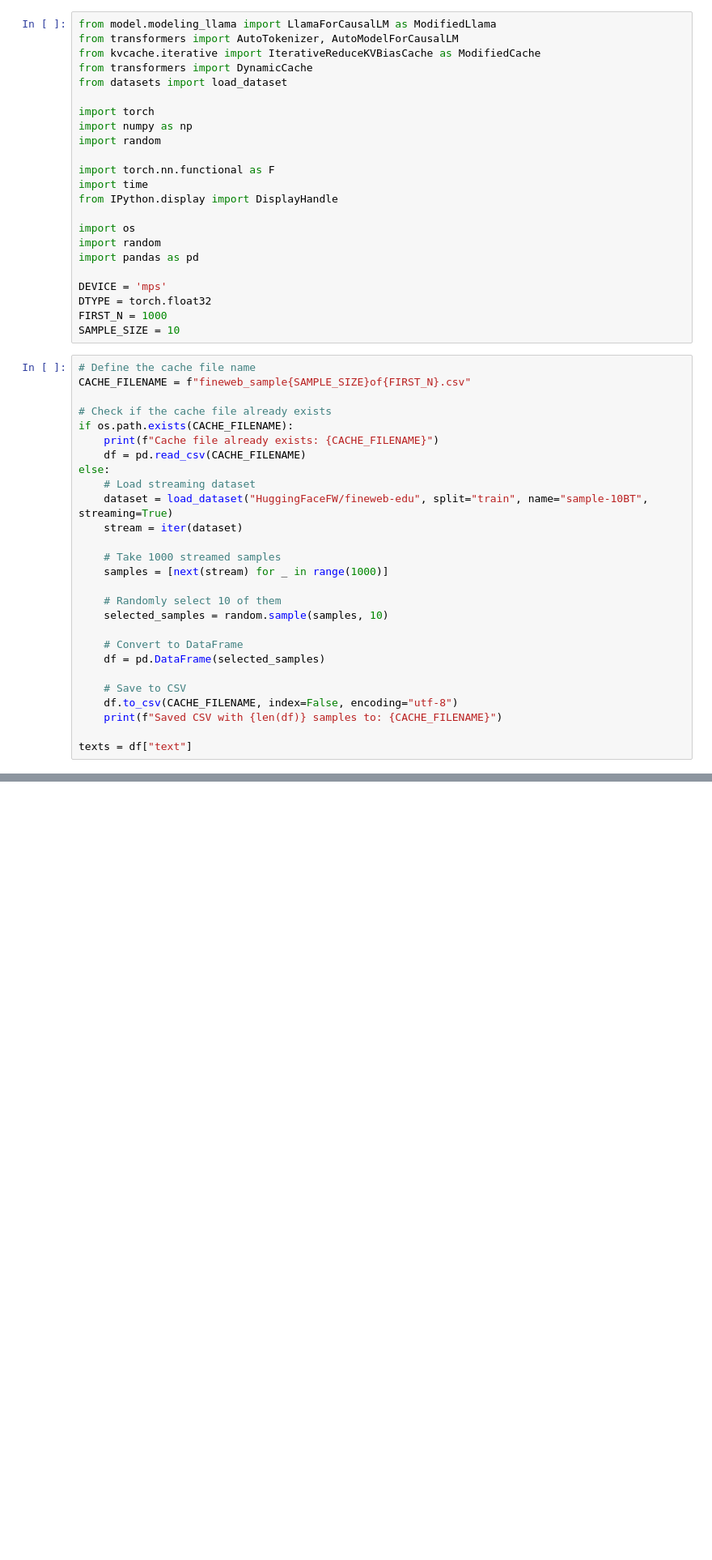
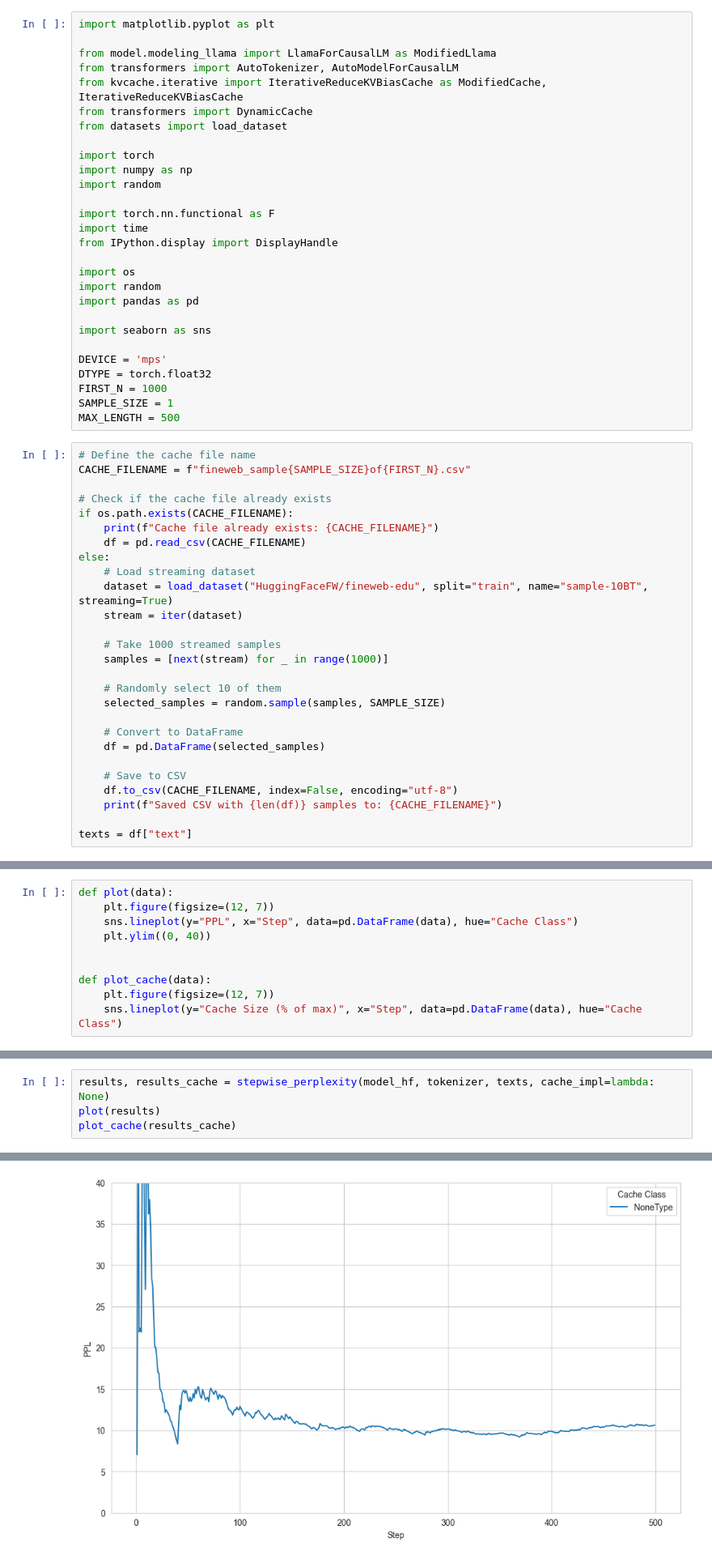
Before and after one commit to ViktorooReps/kv-cache-reduction, a Jupyter notebook: experiment.ipynb, the cells around one changed output, grey strips where cells are left out. Shown: that part at 81% size. Drawn from its saved outputs; the diff is of its cells as text; blank space fills up the shorter version.

```diff
--- a/experiment.ipynb
+++ b/experiment.ipynb
@@ -1,7 +1,9 @@
 # %%
+import matplotlib.pyplot as plt
+
 from model.modeling_llama import LlamaForCausalLM as ModifiedLlama
 from transformers import AutoTokenizer, AutoModelForCausalLM
-from kvcache.iterative import IterativeReduceKVBiasCache as ModifiedCache
+from kvcache.iterative import IterativeReduceKVBiasCache as ModifiedCache, IterativeReduceKVBiasCache
 from transformers import DynamicCache
 from datasets import load_dataset
 
@@ -17,10 +19,13 @@ import os
 import random
 import pandas as pd
 
+import seaborn as sns
+
 DEVICE = 'mps'
 DTYPE = torch.float32
 FIRST_N = 1000
-SAMPLE_SIZE = 10
+SAMPLE_SIZE = 1
+MAX_LENGTH = 500
 # %%
 # Define the cache file name
 CACHE_FILENAME = f"fineweb_sample{SAMPLE_SIZE}of{FIRST_N}.csv"
@@ -38,7 +43,7 @@ else:
     samples = [next(stream) for _ in range(1000)]
 
     # Randomly select 10 of them
-    selected_samples = random.sample(samples, 10)
+    selected_samples = random.sample(samples, SAMPLE_SIZE)
 
     # Convert to DataFrame
     df = pd.DataFrame(selected_samples)
@@ -99,0 +151,10 @@ def stepwise_perplexity(model, tokenizer, texts, cache_impl, update_every=10, ma
+# %%
+def plot(data):
+    plt.figure(figsize=(12, 7))
+    sns.lineplot(y="PPL", x="Step", data=pd.DataFrame(data), hue="Cache Class")
+    plt.ylim((0, 40))
+
+
+def plot_cache(data):
+    plt.figure(figsize=(12, 7))
+    sns.lineplot(y="Cache Size (% of max)", x="Step", data=pd.DataFrame(data), hue="Cache Class")
@@ -99,0 +168,5 @@ def stepwise_perplexity(model, tokenizer, texts, cache_impl, update_every=10, ma
+# %%
+results, results_cache = stepwise_perplexity(model_hf, tokenizer, texts, cache_impl=lambda: None)
+plot(results)
+plot_cache(results_cache)
+# %% [output]
@@ -99,0 +174 @@ def stepwise_perplexity(model, tokenizer, texts, cache_impl, update_every=10, ma
+[figure, added]
```
Also changed, not shown: parts of 12 cells of this notebook.
